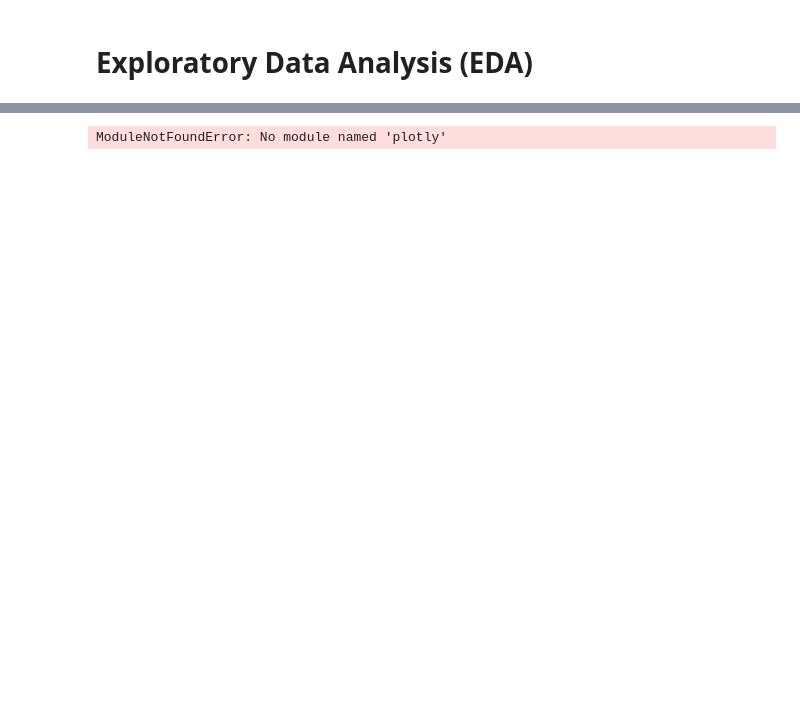
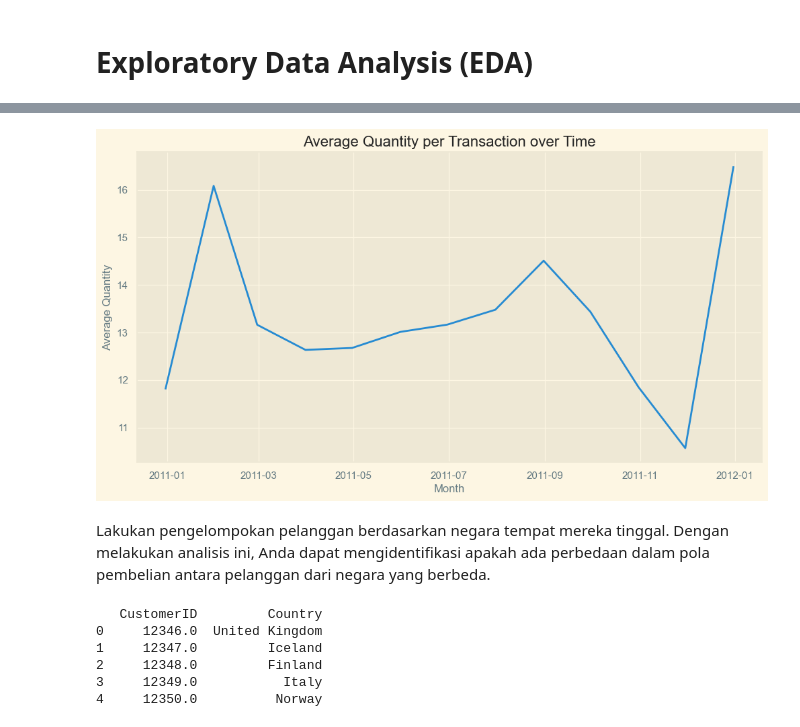
Before and after one commit to Mudhya19/Prediction-Consumers-in-Fashion-Retail, a Jupyter notebook: prediction_consumers_fashion_retail.ipynb, the cells around one changed output, grey strips where cells are left out. Drawn from its saved outputs; the diff is of its cells as text; code cells hidden in the pictures; blank space fills up the shorter version.

Commit message:
menambahkan pengelompokan pelanggan berdasarkan negara tempat mereka tinggal

```diff
--- a/prediction_consumers_fashion_retail.ipynb
+++ b/prediction_consumers_fashion_retail.ipynb
@@ -395,20 +401,43 @@ Rata-rata jumlah produk yang terjual dalam setiap transaksi: 217.95440154440155
 # %%
-import plotly.express as px
+# import plotly.express as px
 
-# Load dataset
-url = "https://archive.ics.uci.edu/ml/machine-learning-databases/00352/Online%20Retail.xlsx"
-df = pd.read_excel(url)
+# # Load dataset
+# url = "https://archive.ics.uci.edu/ml/machine-learning-databases/00352/Online%20Retail.xlsx"
+# df = pd.read_excel(url)
 
-# Hitung rata-rata jumlah produk yang terjual dalam setiap transaksi
-average_quantity = df.groupby('InvoiceNo')['Quantity'].sum().mean()
+# # Hitung rata-rata jumlah produk yang terjual dalam setiap transaksi
+# average_quantity = df.groupby('InvoiceNo')['Quantity'].sum().mean()
 
-print("Rata-rata jumlah produk yang terjual dalam setiap transaksi:", average_quantity)
+# print("Rata-rata jumlah produk yang terjual dalam setiap transaksi:", average_quantity)
 
-# Visualisasi menggunakan Plotly Express
-fig = px.histogram(df.groupby('InvoiceNo')['Quantity'].sum(), x='Quantity',
-                   title='Distribution of Quantity Sold per Transaction',
-                   labels={'Quantity': 'Number of Products Sold'})
-fig.update_layout(bargap=0.1)
-fig.show()
+# # Visualisasi menggunakan Plotly Express
+# fig = px.histogram(df.groupby('InvoiceNo')['Quantity'].sum(), x='Quantity',
+#                    title='Distribution of Quantity Sold per Transaction',
+#                    labels={'Quantity': 'Number of Products Sold'})
+# fig.update_layout(bargap=0.1)
+# fig.show()
-# %% [output]
-ModuleNotFoundError: No module named 'plotly'
+# %%
+df['InvoiceDate'] = pd.to_datetime(df['InvoiceDate'])
+df_monthly_avg = df.resample('M', on='InvoiceDate')['Quantity'].mean()
+plt.figure(figsize=(12, 6))
+sns.lineplot(x=df_monthly_avg.index, y=df_monthly_avg.values)
+plt.title("Average Quantity per Transaction over Time")
+plt.xlabel("Month")
+plt.ylabel("Average Quantity")
+plt.show()
+# %% [output]
+[figure, added]
+# %% [markdown]
+Lakukan pengelompokan pelanggan berdasarkan negara tempat mereka tinggal.
+Dengan melakukan analisis ini, Anda dapat mengidentifikasi apakah ada perbedaan dalam pola pembelian antara pelanggan dari negara yang berbeda.
+# %%
+customer_country = df.groupby('CustomerID')['Country'].first().reset_index()
+
+print(customer_country.head())
+# %% [output]
+   CustomerID         Country
+0     12346.0  United Kingdom
+1     12347.0         Iceland
+2     12348.0         Finland
+3     12349.0           Italy
+4     12350.0          Norway
```
Also changed, not shown: parts of 14 cells of this notebook.
